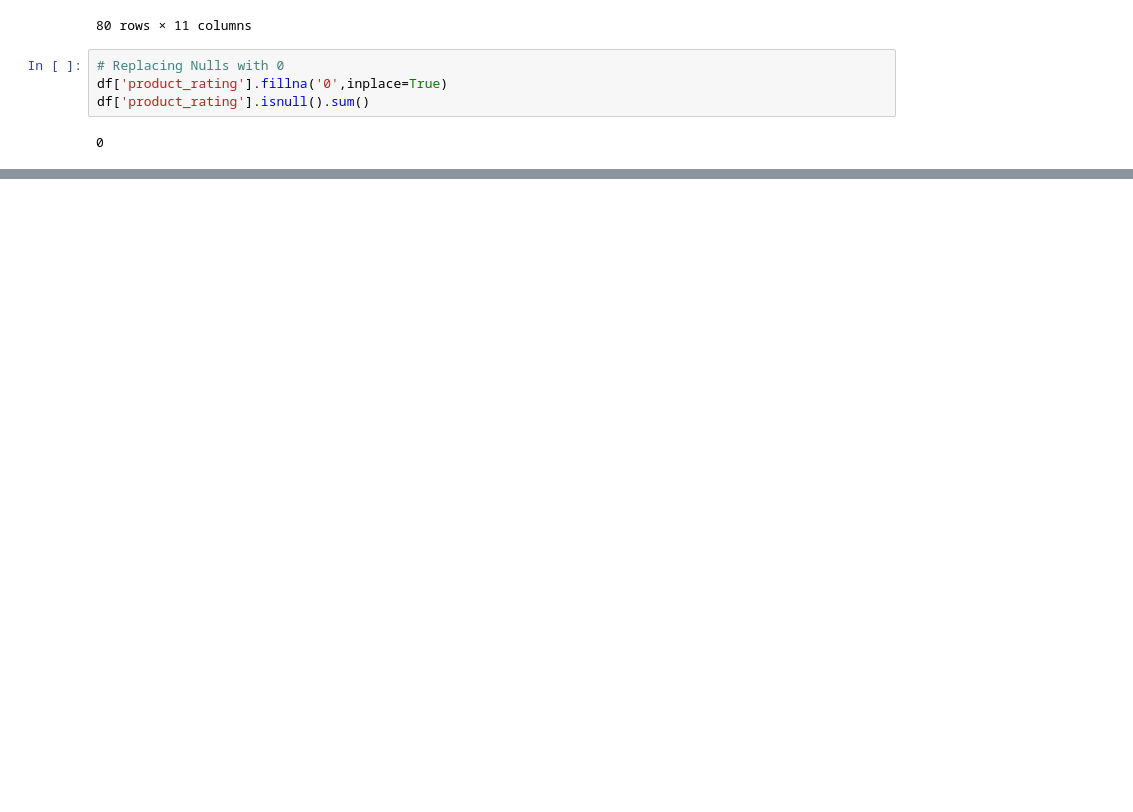
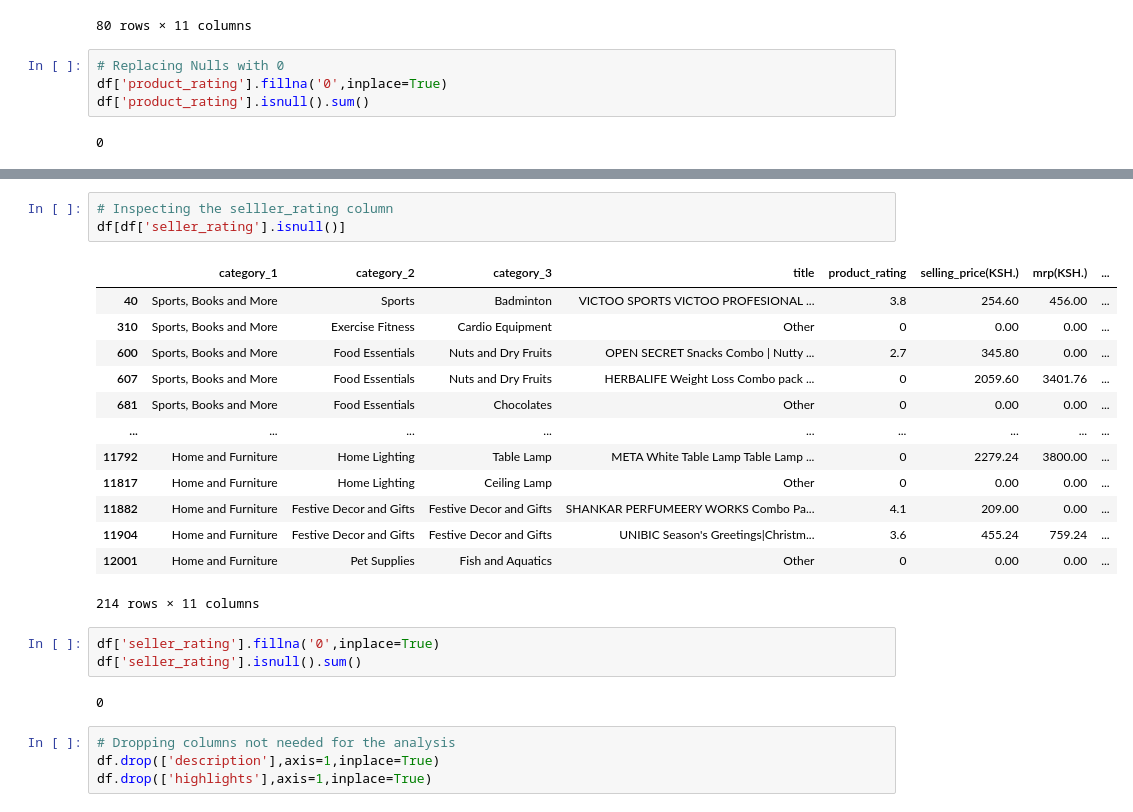
Before and after one commit to franchiseBoyz/Ecommerce-Recommender-System, a Jupyter notebook: notebook.ipynb, the cells around one changed output, grey strips where cells are left out. Saved outputs shown, nothing was run; the diff lists cells and outputs as text; blank space fills up the shorter version.

```diff
--- a/notebook.ipynb
+++ b/notebook.ipynb
@@ -210,0 +291,26 @@ df[df['selling_price'].isnull()]
+# %%
+# Inspecting the selller_rating column
+df[df['seller_rating'].isnull()]
+# %% [output]
+|  | category_1 | category_2 | category_3 | title | product_rating | selling_price(KSH.) | mrp(KSH.) | ... |
+| 40 | Sports, Books and More | Sports | Badminton | VICTOO SPORTS VICTOO PROFESIONAL ... | 3.8 | 254.60 | 456.00 | ... |
+| 310 | Sports, Books and More | Exercise Fitness | Cardio Equipment | Other | 0 | 0.00 | 0.00 | ... |
+| 600 | Sports, Books and More | Food Essentials | Nuts and Dry Fruits | OPEN SECRET Snacks Combo | Nutty ... | 2.7 | 345.80 | 0.00 | ... |
+| 607 | Sports, Books and More | Food Essentials | Nuts and Dry Fruits | HERBALIFE Weight Loss Combo pack ... | 0 | 2059.60 | 3401.76 | ... |
+| 681 | Sports, Books and More | Food Essentials | Chocolates | Other | 0 | 0.00 | 0.00 | ... |
+| ... | ... | ... | ... | ... | ... | ... | ... | ... |
+| 11792 | Home and Furniture | Home Lighting | Table Lamp | META White Table Lamp Table Lamp ... | 0 | 2279.24 | 3800.00 | ... |
+| 11817 | Home and Furniture | Home Lighting | Ceiling Lamp | Other | 0 | 0.00 | 0.00 | ... |
+| 11882 | Home and Furniture | Festive Decor and Gifts | Festive Decor and Gifts | SHANKAR PERFUMEERY WORKS Combo Pa... | 4.1 | 209.00 | 0.00 | ... |
+| 11904 | Home and Furniture | Festive Decor and Gifts | Festive Decor and Gifts | UNIBIC Season's Greetings|Christm... | 3.6 | 455.24 | 759.24 | ... |
+| 12001 | Home and Furniture | Pet Supplies | Fish and Aquatics | Other | 0 | 0.00 | 0.00 | ... |
+214 rows × 11 columns
+# %%
+df['seller_rating'].fillna('0',inplace=True)
+df['seller_rating'].isnull().sum()
+# %% [output]
+0
+# %%
+# Dropping columns not needed for the analysis
+df.drop(['description'],axis=1,inplace=True)
+df.drop(['highlights'],axis=1,inplace=True)
```
Also changed, not shown: parts of 13 cells of this notebook.
